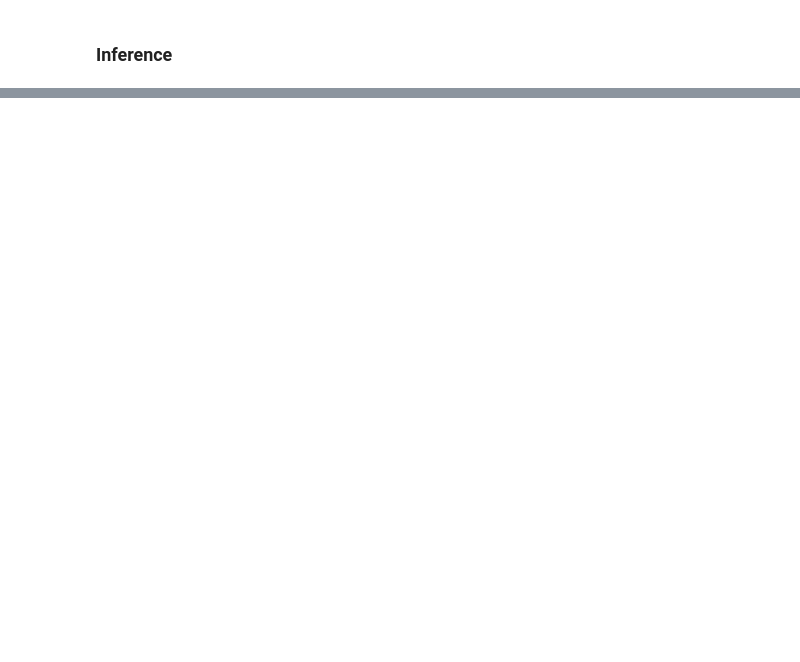
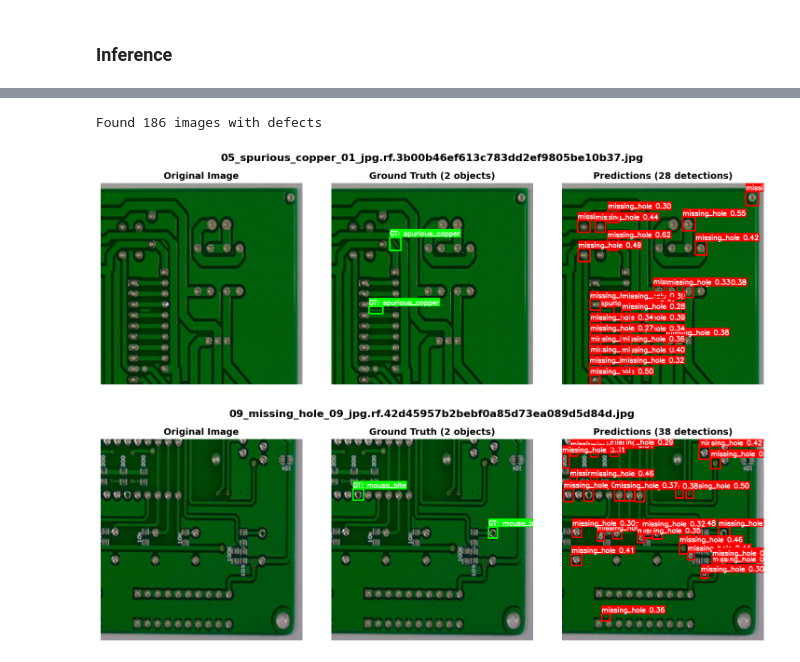
Before and after one commit to PCB-object-detection/PCB, a Jupyter notebook: notebooks/quantization.ipynb, the cells around one changed output, grey strips where cells are left out. Cells and saved outputs as stored; diff of their text form; code cells hidden in the pictures; blank space fills up the shorter version.

```diff
--- a/notebooks/quantization.ipynb
+++ b/notebooks/quantization.ipynb
@@ -5,11 +53,8 @@ import os
 import sys
 from pathlib import Path
 
-BASE_DIR = Path.cwd().parents[0]   # notebooks -> PCB
-WEIGHTS_DIR = BASE_DIR / "weights"
-os.chdir(BASE_DIR)
+WEIGHTS_DIR = PROJECT_ROOT / "weights"
 
-print("BASE_DIR:", BASE_DIR)
 print("WEIGHTS_DIR:", WEIGHTS_DIR)
 print(f"Current working directory: {os.getcwd()}")
 print("files:", list(WEIGHTS_DIR.glob("*.pt")))
@@ -49,9 +93,9 @@ Quantized files:
 # %% [markdown]
 ### Inference
 # %%
-TEST_DIR = BASE_DIR / "dataset/roboflow/test/images"
-MODEL_PT = WEIGHTS_DIR / "best_yolov11m_imgsz1280.pt"
-MODEL_ENGINE = WEIGHTS_DIR / "best_yolov11m_imgsz1280.engine"
+TEST_DIR = PROJECT_ROOT / "dataset/roboflow/test/images"
+MODEL_PT = WEIGHTS_DIR / "better.pt"
+MODEL_ENGINE = WEIGHTS_DIR / "better.engine"
 
 test_images = list(TEST_DIR.glob("*.jpg")) + list(TEST_DIR.glob("*.png"))
 print(f"Found {len(test_images)} test images")
@@ -117,0 +315,16 @@ df_compare
+# %%
+# 양자화 전 모델
+visualize_predict(
+    model_path=MODEL_PT,
+    test_images_dir=f"{PROJECT_ROOT}/dataset/roboflow/test/images",
+    label_dir=f"{PROJECT_ROOT}/dataset/roboflow/test/labels",
+    num_samples=2,  # 5개 이미지 시각화
+    conf=0.25
+)
+
+# MODEL_PT = WEIGHTS_DIR / "better.pt"
+# MODEL_ENGINE = WEIGHTS_DIR / "better.engine"
+# %% [output]
+Found 186 images with defects
+[figure, added]
+[figure, added]
```
Also changed, not shown: parts of 9 cells of this notebook, 1 other file.
